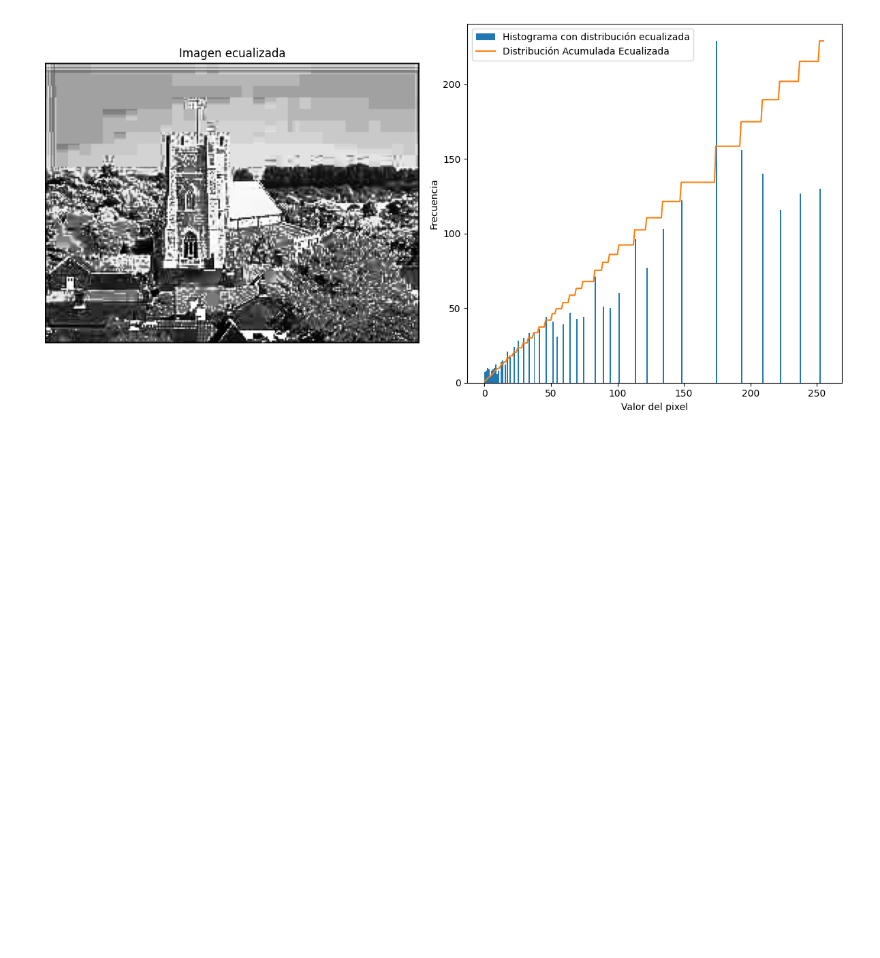
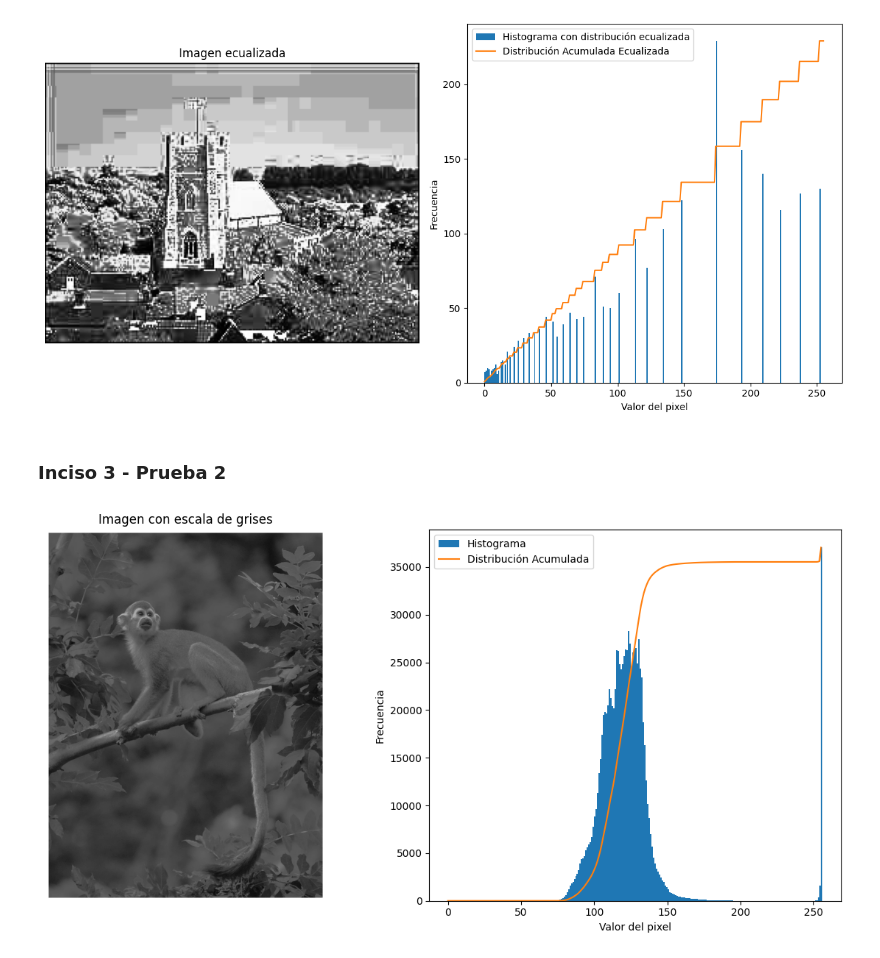
Before and after one commit to MGonza20/Lista01_vc_uvg, a Jupyter notebook: notebook.ipynb, the cells around one changed output. Cells and saved outputs as stored; diff of their text form; code cells hidden in the pictures; blank space fills up the shorter version.

```diff
--- a/notebook.ipynb
+++ b/notebook.ipynb
@@ -104,3 +110,11 @@ plot_eq(img_escala_grises)
 plot_eq(img_escala_grises, True)
 # %% [output]
 [figure]
+# %% [markdown]
+### Inciso 3 - Prueba 2
+# %%
+img_opencv = cv.imread('imgs/monkey.jpeg', cv.IMREAD_COLOR)
+img_escala_grises = cv.cvtColor(img_opencv, cv.COLOR_BGR2GRAY)
+plot_eq(img_escala_grises)
+# %% [output]
+[figure, added]
```
Also changed, not shown: parts of 5 cells of this notebook, 3 other files.
